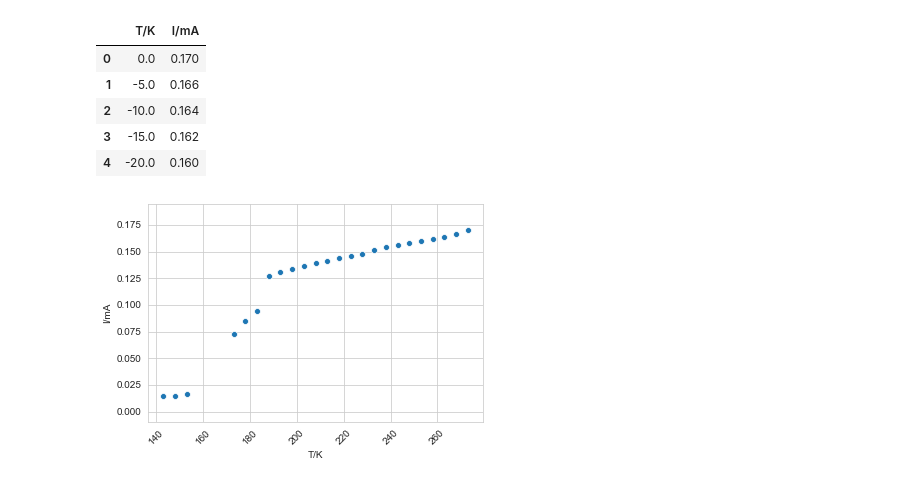
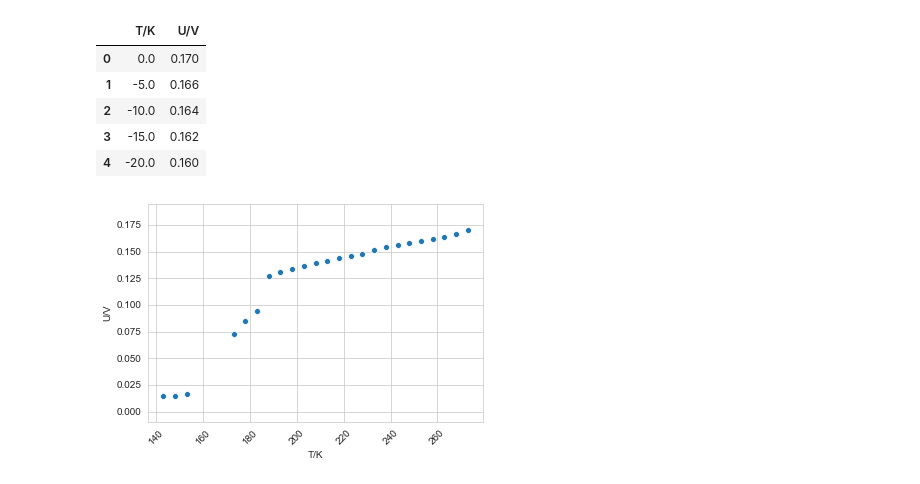
Before and after one commit to Hellstormer00/P2, a Jupyter notebook: EBauelemente/Notebooks/supra.ipynb, the cells around one changed output. Drawn from its saved outputs; the diff is of its cells as text; code cells hidden in the pictures.

```diff
--- a/EBauelemente/Notebooks/supra.ipynb
+++ b/EBauelemente/Notebooks/supra.ipynb
@@ -1,10 +1,11 @@
 # %%
-data = pd.read_csv("../Data/Supra.csv")
+CWD = "/Users/alex/Praktikum/EBauelemente"
+data = pd.read_csv(os.path.join(CWD, "Data/Supra.csv"))
 sns.set_style("whitegrid")
 data = data.astype('float')
 data.head()
 # %% [output]
-|  | T/K | I/mA |
+|  | T/K | U/V |
 | 0 | 0.0 | 0.170 |
 | 1 | -5.0 | 0.166 |
 | 2 | -10.0 | 0.164 |
```
Also changed, not shown: parts of 2 cells of this notebook, 3 other files.
